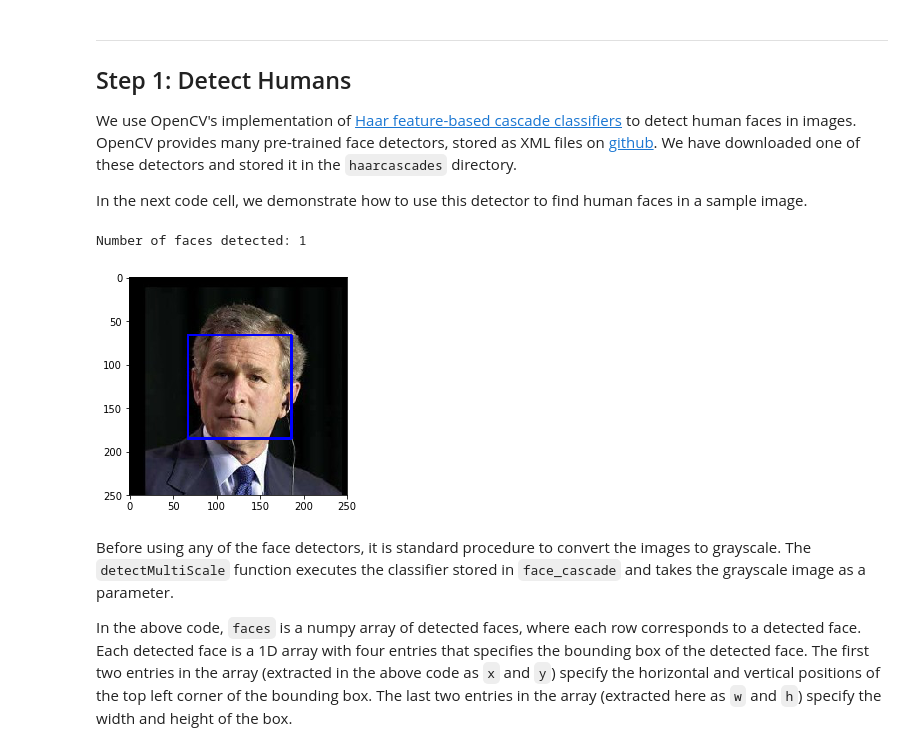
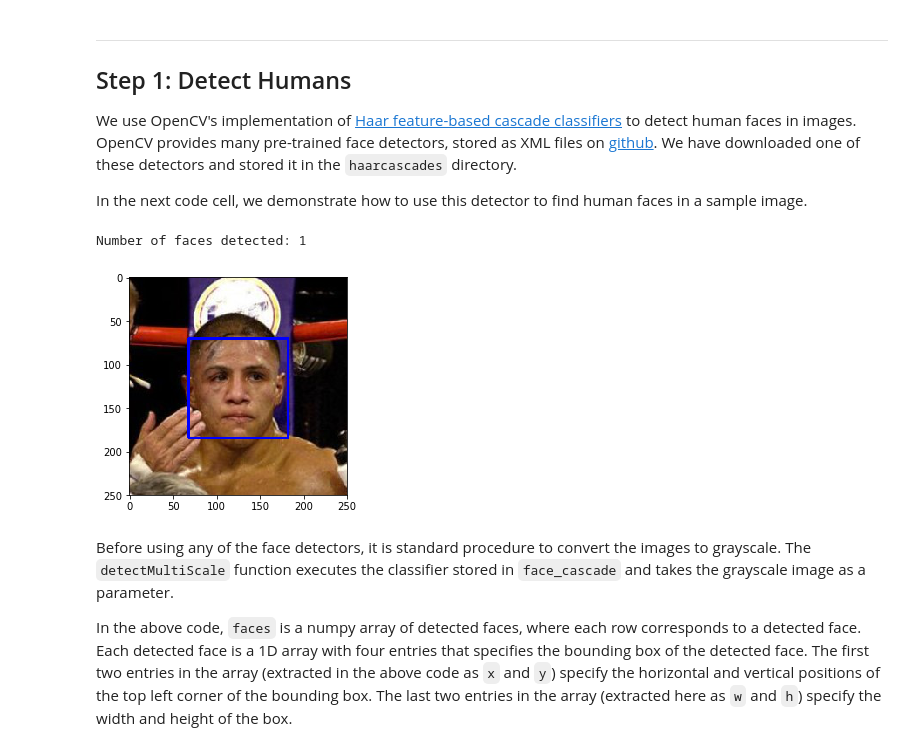
Before and after one commit to m00nd00r/Dog-Breed-App, a Jupyter notebook: dog_app.ipynb, the cells around one changed output. Drawn from its saved outputs; the diff is of its cells as text; code cells hidden in the pictures.

```diff
--- a/dog_app.ipynb
+++ b/dog_app.ipynb
@@ -145,35 +134,35 @@ import matplotlib.pyplot as plt
 %matplotlib inline
 import os
 cwd = os.getcwd()
 
 # extract pre-trained face detector
 face_cascade = cv2.CascadeClassifier('haarcascades/haarcascade_frontalface_alt.xml')
 
 # load color (BGR) image
-img = cv2.imread(human_files[5])
+img = cv2.imread(human_files[3])
 # convert BGR image to grayscale
 gray = cv2.cvtColor(img, cv2.COLOR_BGR2GRAY)
 
 # find faces in image
 faces = face_cascade.detectMultiScale(gray)
 
 # print number of faces detected in the image
 print('Number of faces detected:', len(faces))
 
 # get bounding box for each detected face
 for (x,y,w,h) in faces:
     # add bounding box to color image
     cv2.rectangle(img,(x,y),(x+w,y+h),(255,0,0),2)
 
 # convert BGR image to RGB for plotting
 cv_rgb = cv2.cvtColor(img, cv2.COLOR_BGR2RGB)
 
 # display the image, along with bounding box
 plt.imshow(cv_rgb)
 plt.show()
 # %% [output]
 Number of faces detected: 1
-[figure, old version]
+[figure, new version]
 # %% [markdown]
 Before using any of the face detectors, it is standard procedure to convert the images to grayscale.  The `detectMultiScale` function executes the classifier stored in `face_cascade` and takes the grayscale image as a parameter.
 
```
Also changed, not shown: parts of 49 cells of this notebook.
